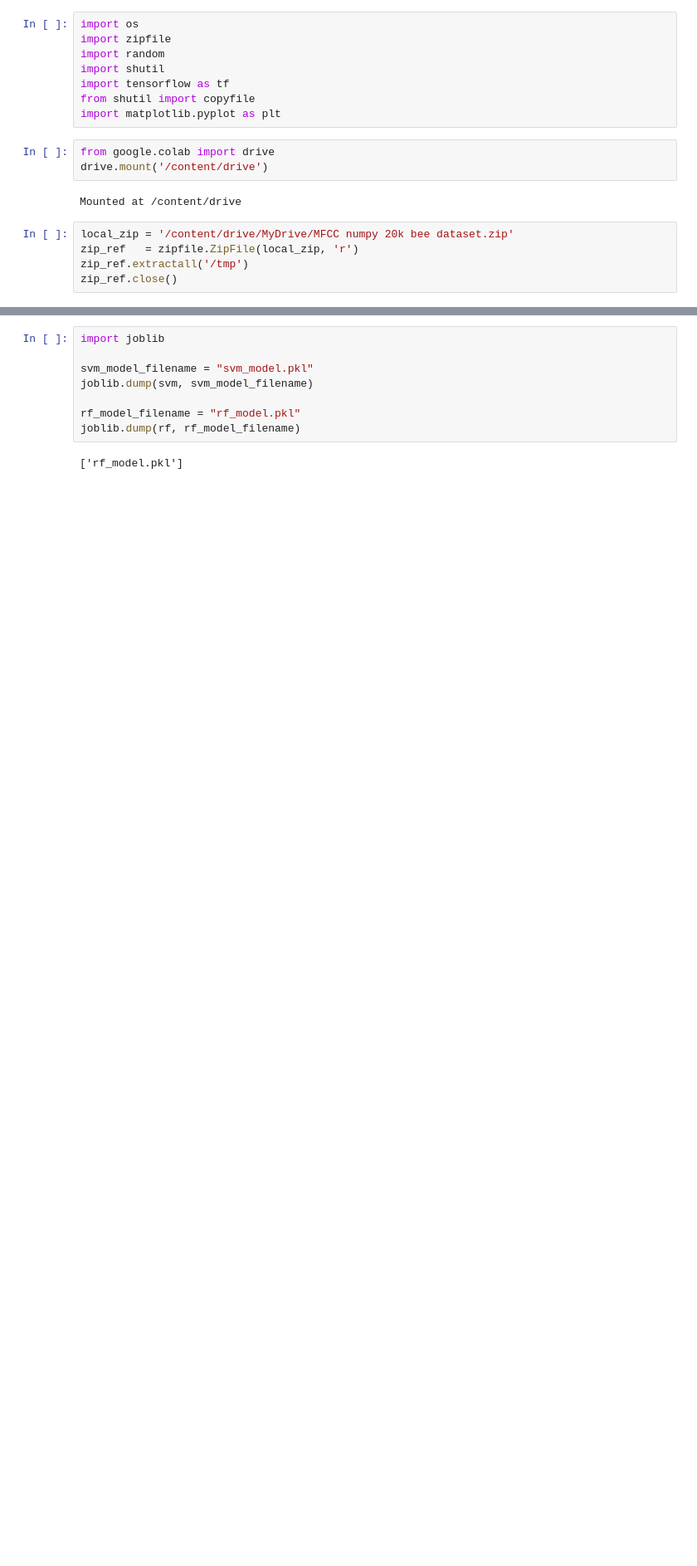
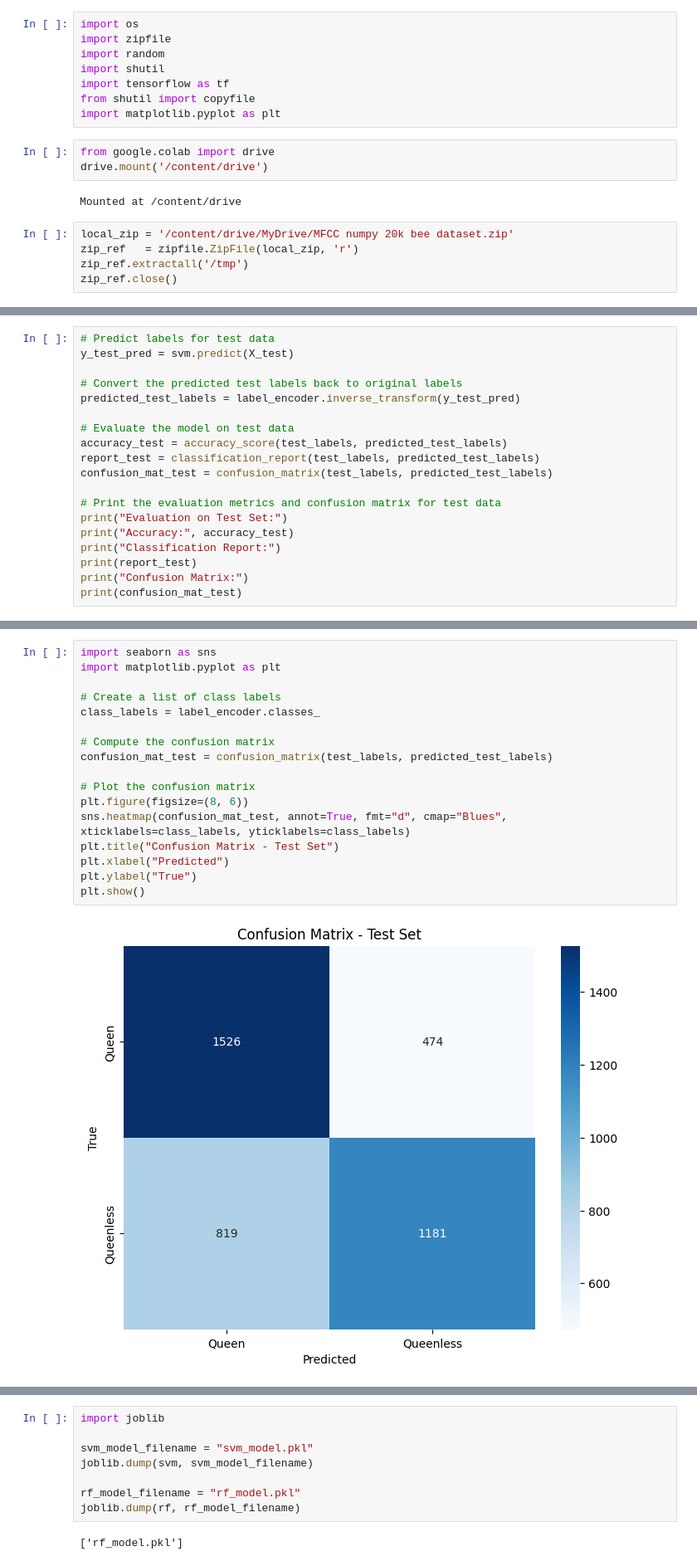
Before and after one commit to huyqcl377/Gen_git, a Jupyter notebook: MFCC_1D.ipynb, the cells around one changed output, grey strips where cells are left out. Shown: that part at 83% size. Saved outputs shown, nothing was run; the diff lists cells and outputs as text; blank space fills up the shorter version.

```diff
--- a/MFCC_1D.ipynb
+++ b/MFCC_1D.ipynb
@@ -286,0 +327,19 @@ Confusion Matrix:
+# %%
+# Predict labels for test data
+y_test_pred = svm.predict(X_test)
+
+# Convert the predicted test labels back to original labels
+predicted_test_labels = label_encoder.inverse_transform(y_test_pred)
+
+# Evaluate the model on test data
+accuracy_test = accuracy_score(test_labels, predicted_test_labels)
+report_test = classification_report(test_labels, predicted_test_labels)
+confusion_mat_test = confusion_matrix(test_labels, predicted_test_labels)
+
+# Print the evaluation metrics and confusion matrix for test data
+print("Evaluation on Test Set:")
+print("Accuracy:", accuracy_test)
+print("Classification Report:")
+print(report_test)
+print("Confusion Matrix:")
+print(confusion_mat_test)
@@ -286,0 +362,19 @@ Confusion Matrix:
+# %%
+import seaborn as sns
+import matplotlib.pyplot as plt
+
+# Create a list of class labels
+class_labels = label_encoder.classes_
+
+# Compute the confusion matrix
+confusion_mat_test = confusion_matrix(test_labels, predicted_test_labels)
+
+# Plot the confusion matrix
+plt.figure(figsize=(8, 6))
+sns.heatmap(confusion_mat_test, annot=True, fmt="d", cmap="Blues", xticklabels=class_labels, yticklabels=class_labels)
+plt.title("Confusion Matrix - Test Set")
+plt.xlabel("Predicted")
+plt.ylabel("True")
+plt.show()
+# %% [output]
+[figure, added]
```
Also changed, not shown: parts of 26 cells of this notebook.
